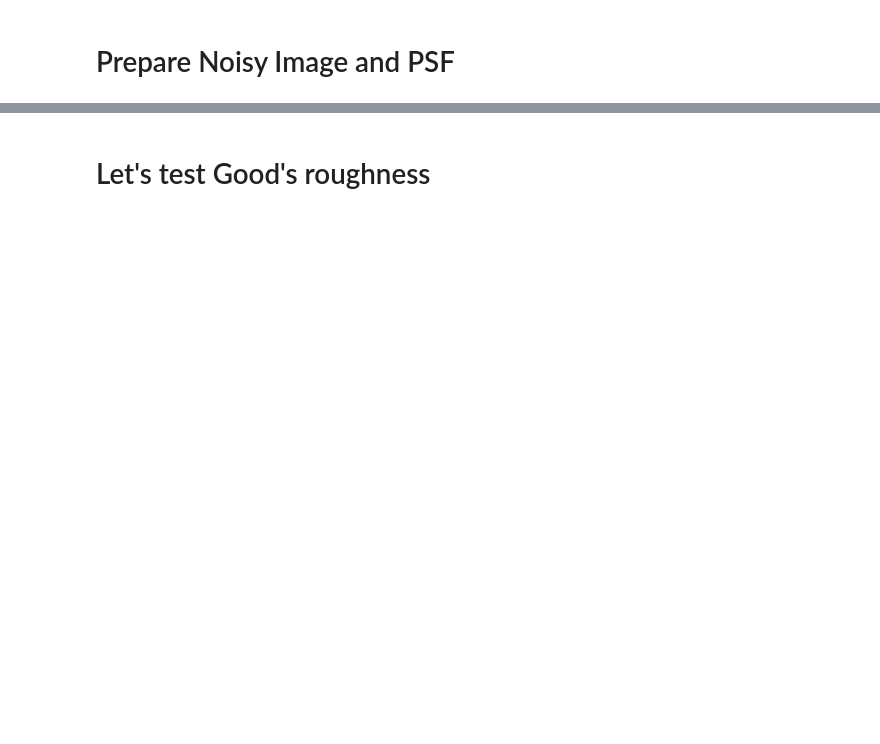
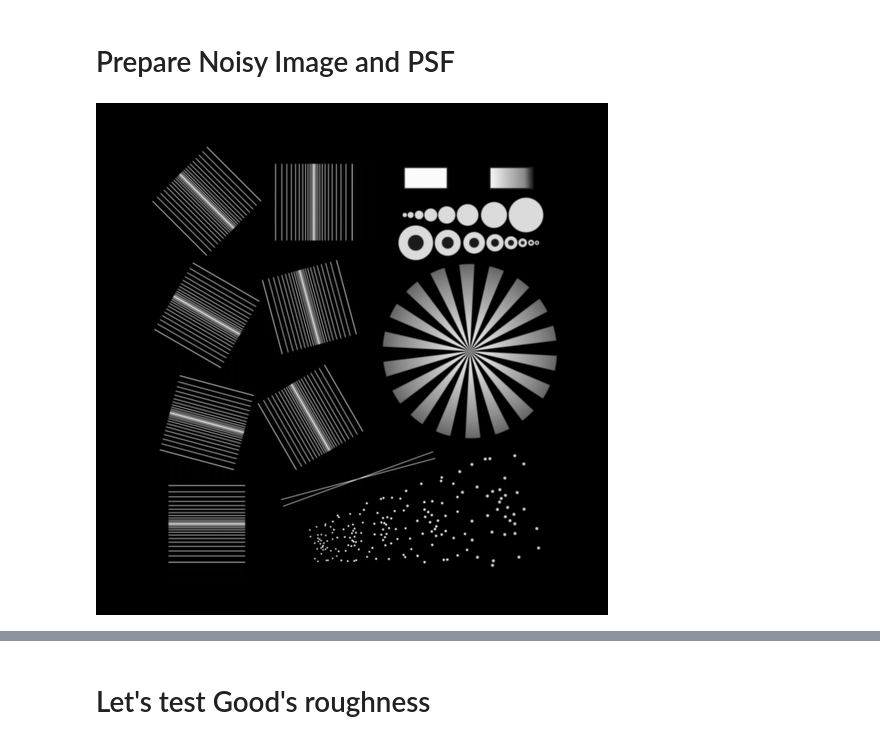
Before and after one commit to roflmaostc/DeconvOptim.jl, a Jupyter notebook: examples/changing_regularizers.ipynb, the cells around one changed output, grey strips where cells are left out. Cells and saved outputs as stored; diff of their text form; code cells hidden in the pictures; blank space fills up the shorter version.

```diff
--- a/examples/changing_regularizers.ipynb
+++ b/examples/changing_regularizers.ipynb
@@ -16,5 +22,9 @@ h_view (generic function with 1 method)
 # %% [markdown]
 # Prepare Noisy Image and PSF
+# %%
+Gray.(img)
+# %% [output]
+[figure, added]
 # %%
 # load test images
 img = Float32.(testimage("resolution_test_512"))
```
Also changed, not shown: parts of 8 cells of this notebook.
